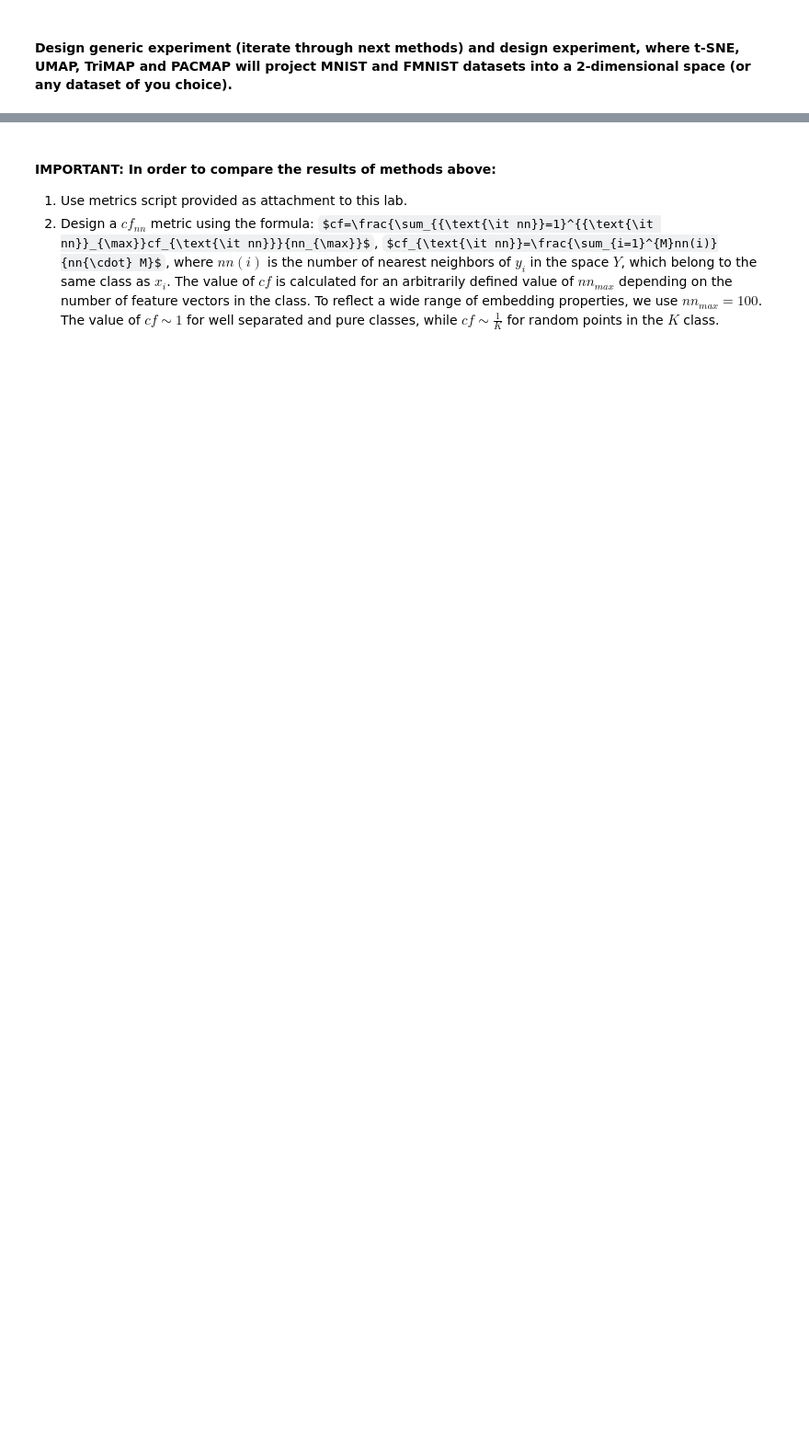
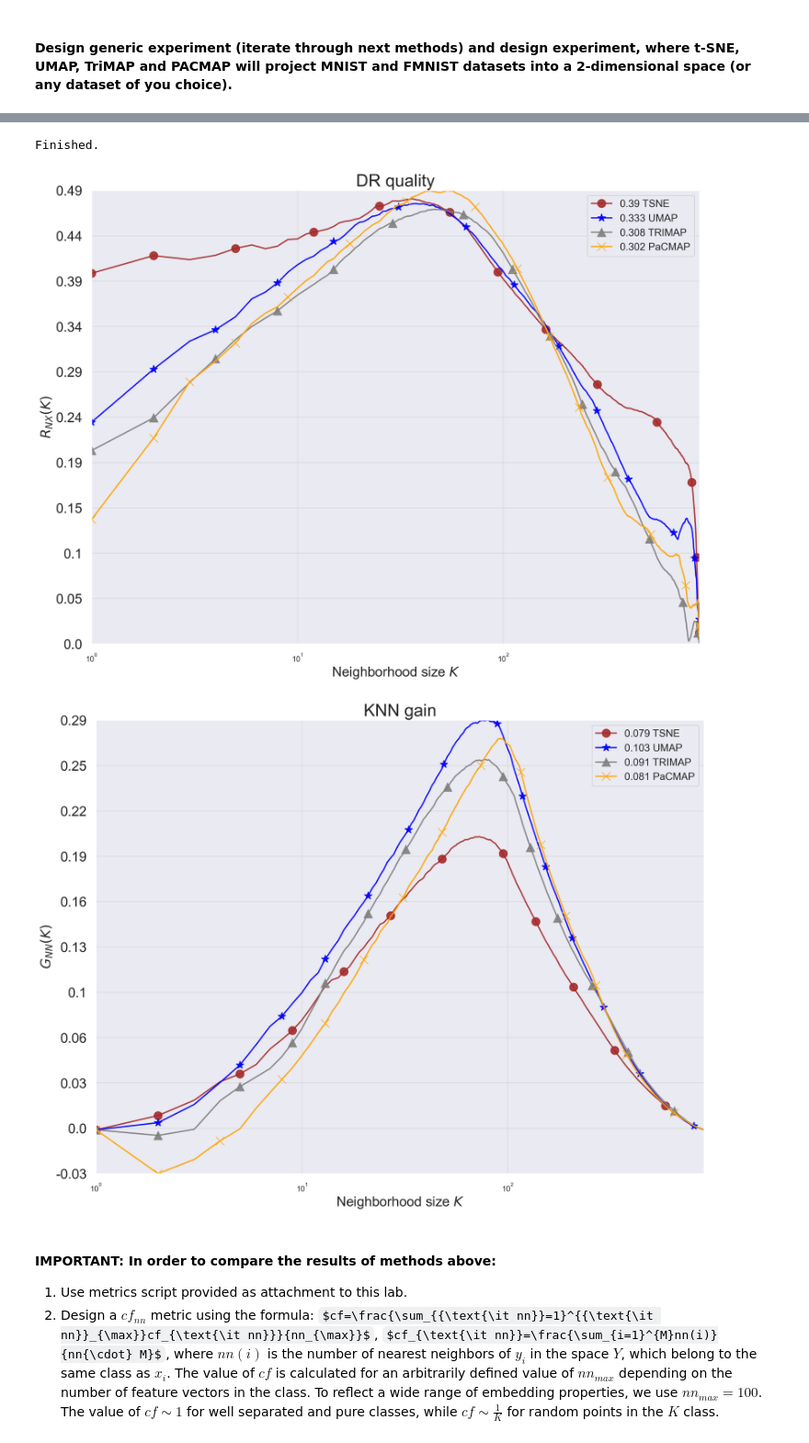
Before and after one commit to my-alaska/data-visualization, a Jupyter notebook: manifold_learning.ipynb, the cells around one changed output, grey strips where cells are left out. Shown at 92% size. Saved outputs shown, nothing was run; the diff lists cells and outputs as text; code cells hidden in the pictures; some formulas as TeX source; blank space fills up the shorter version.

```diff
--- a/manifold_learning.ipynb
+++ b/manifold_learning.ipynb
@@ -396,5 +514,11 @@ X_mnist, _,y_mnist,_ = train_test_split(X_mnist,y_mnist,train_size=0.1,stratify=
 #### Design generic experiment (iterate through next methods) and design experiment, where t-SNE, UMAP, TriMAP and PACMAP will project MNIST and FMNIST datasets into a 2-dimensional space (or any dataset of you choice).
 # %%
 mnist_encodings = []
-for transformer in [TSNE, umap.UMAP, trimap.TRIMAP, pacmap.PaCMAP]:
-    mnist_encodings.append(transformer().fit_transform(X_mnist))
+from local_score import LocalMetric
+
+names = ["TSNE", "UMAP", "TRIMAP", "PaCMAP"]
+lm = LocalMetric()
+for transformer, name in zip([TSNE, umap.UMAP, trimap.TRIMAP, pacmap.PaCMAP], names):
+    lm.calculate_knn_gain_and_dr_quality(
+        transformer().fit_transform(X_mnist), X_mnist, y_mnist, name
+    )
@@ -401,3 +534,9 @@ for transformer in [TSNE, umap.UMAP, trimap.TRIMAP, pacmap.PaCMAP]:
+# %%
+lm.visualize()
+# %% [output]
+Finished.
+[figure, added]
+[figure, added]
 # %% [markdown]
 #### IMPORTANT: In order to compare the results of methods above:
 1) Use metrics script provided as attachment to this lab.
```
Also changed, not shown: parts of 17 cells of this notebook, 3 other files.
